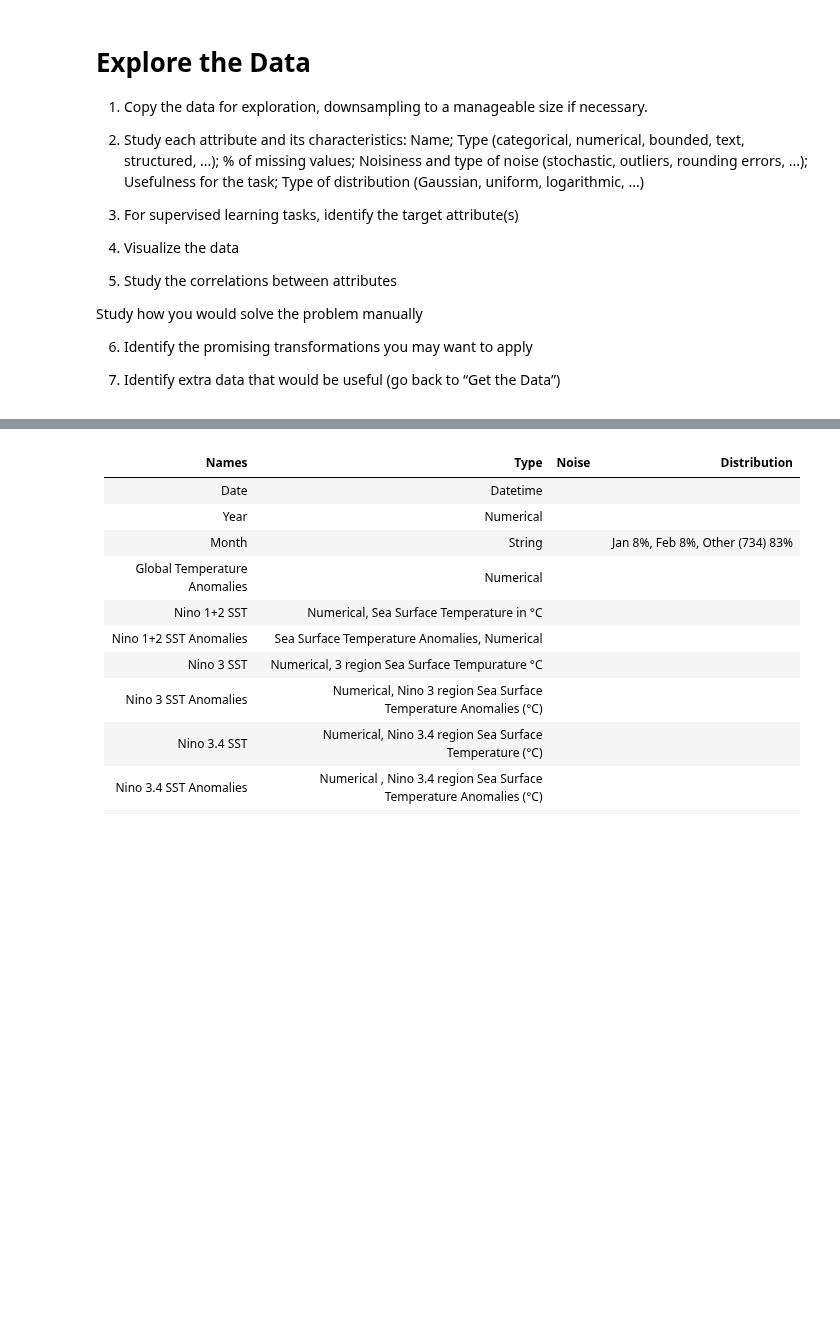
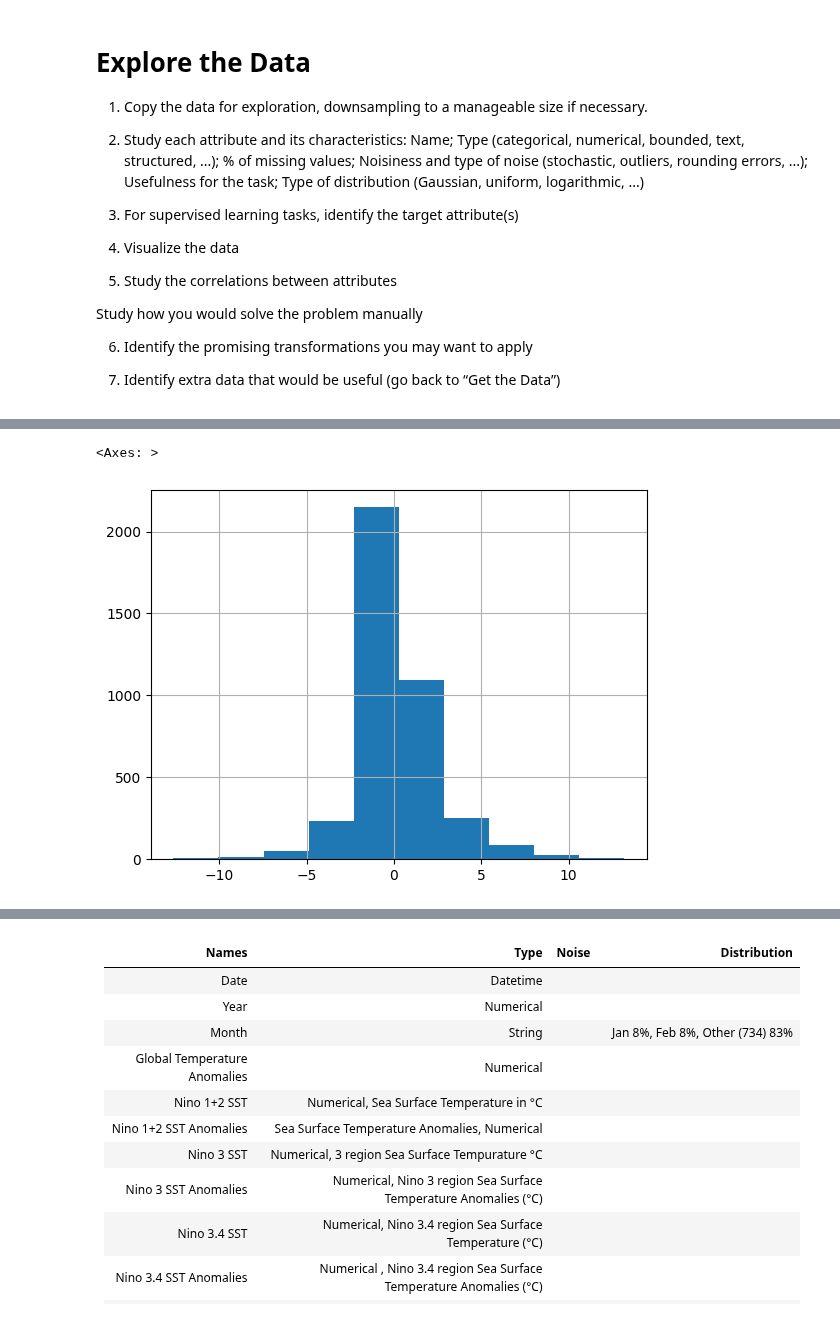
Before and after one commit to jyounes23/Project1CSCI296, a Jupyter notebook: Early Spring.ipynb, the cells around one changed output, grey strips where cells are left out. Saved outputs shown, nothing was run; the diff lists cells and outputs as text; code cells hidden in the pictures; blank space fills up the shorter version.

```diff
--- a/Early Spring.ipynb
+++ b/Early Spring.ipynb
@@ -348,0 +435,7 @@ ExploreData = read_final_merged_data()
+# %%
+df_soil = read_soil()
+# %%
+df_soil["mean_soil_temp"].hist()
+# %% [output]
+<Axes: >
+[figure, added]
```
Also changed, not shown: parts of 20 cells of this notebook.
